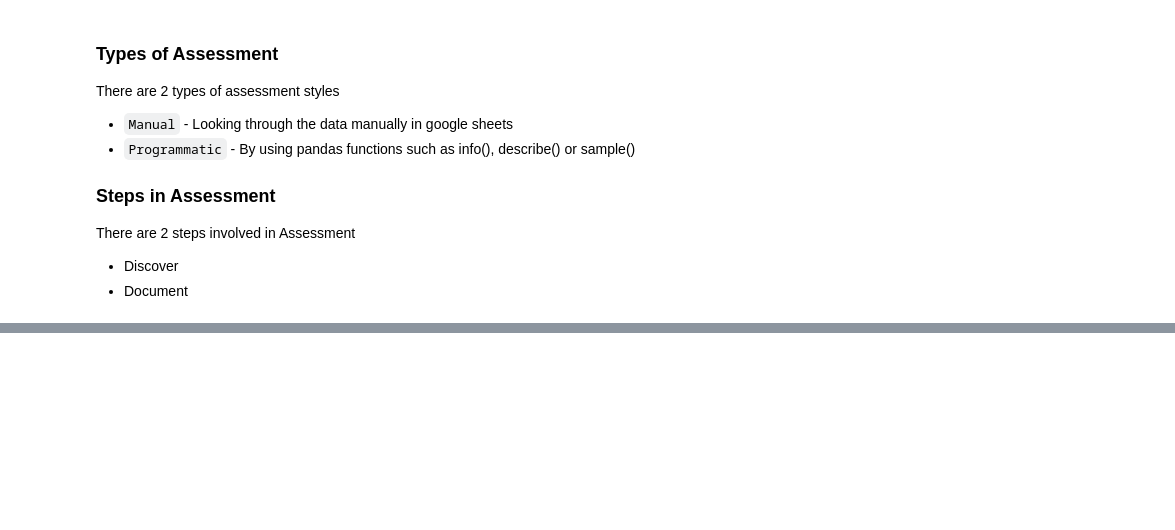
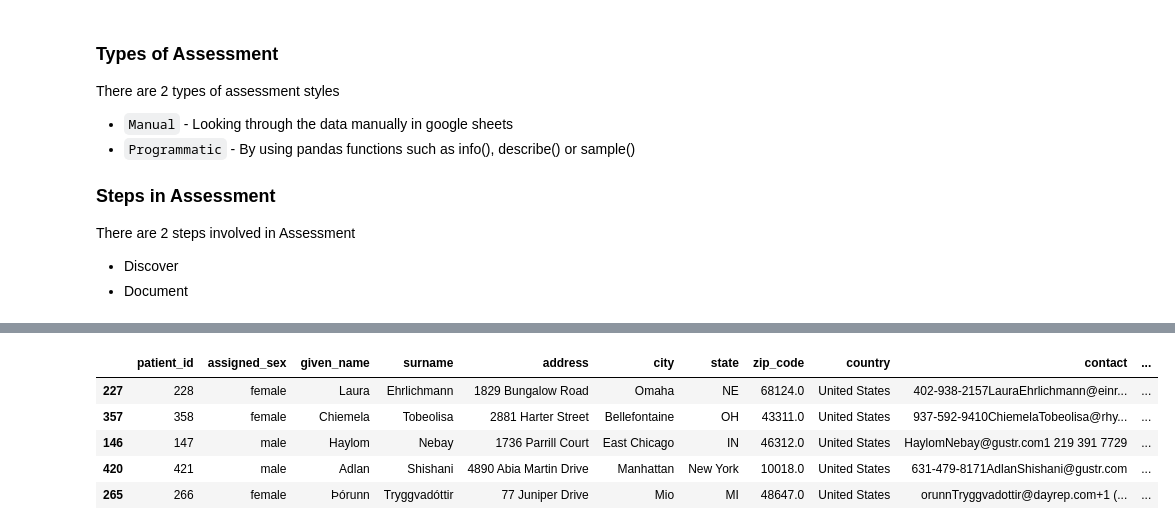
Before and after one commit to GitTanish/DataAnalysis, a Jupyter notebook: Data__Accessing_&_Cleaning.ipynb, the cells around one changed output, grey strips where cells are left out. Saved outputs shown, nothing was run; the diff lists cells and outputs as text; code cells hidden in the pictures; blank space fills up the shorter version.

```diff
--- a/Data__Accessing_&_Cleaning.ipynb
+++ b/Data__Accessing_&_Cleaning.ipynb
@@ -206,0 +232,9 @@ with pd.ExcelWriter('clinical_trails.xlsx') as writer:
+# %%
+patients.sample(5)
+# %% [output]
+|  | patient_id | assigned_sex | given_name | surname | address | city | state | zip_code | country | contact | ... |
+| 227 | 228 | female | Laura | Ehrlichmann | 1829 Bungalow Road | Omaha | NE | 68124.0 | United States | 402-938-2157LauraEhrlichmann@einr... | ... |
+| 357 | 358 | female | Chiemela | Tobeolisa | 2881 Harter Street | Bellefontaine | OH | 43311.0 | United States | 937-592-9410ChiemelaTobeolisa@rhy... | ... |
+| 146 | 147 | male | Haylom | Nebay | 1736 Parrill Court | East Chicago | IN | 46312.0 | United States | HaylomNebay@gustr.com1 219 391 7729 | ... |
+| 420 | 421 | male | Adlan | Shishani | 4890 Abia Martin Drive | Manhattan | New York | 10018.0 | United States | 631-479-8171AdlanShishani@gustr.com | ... |
+| 265 | 266 | female | Þórunn | Tryggvadóttir | 77 Juniper Drive | Mio | MI | 48647.0 | United States | orunnTryggvadottir@dayrep.com+1 (... | ... |
```
Also changed, not shown: parts of 24 cells of this notebook.
